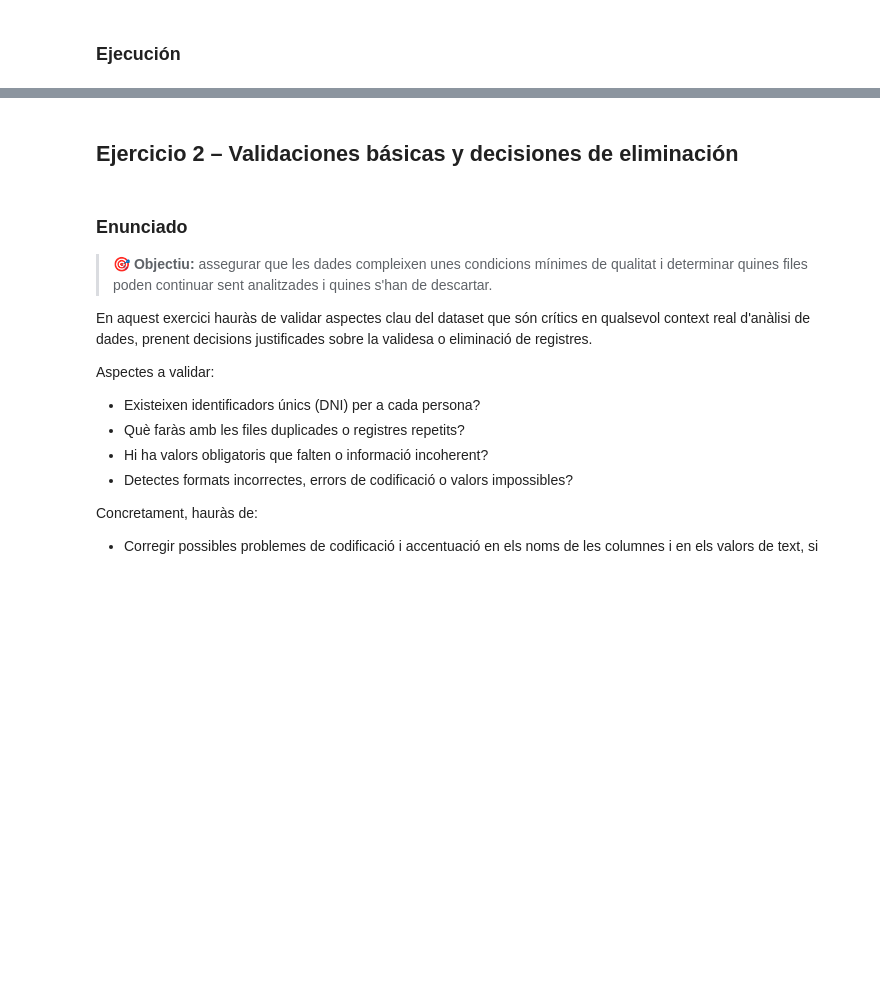
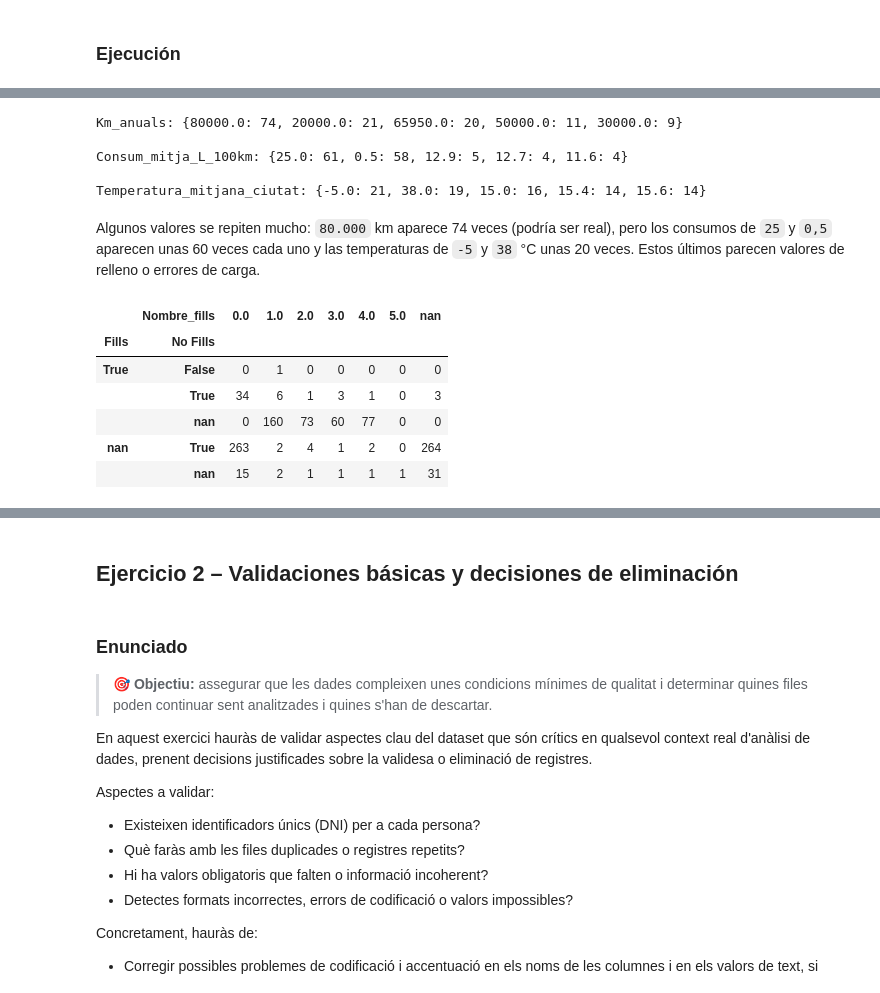
Before and after one commit to chisamitsu/ita-dataanalytics, a Jupyter notebook: s08-analitica-de-dados-python/s08-analitica-de-dados-python.ipynb, the cells around one changed output, grey strips where cells are left out. Saved outputs shown, nothing was run; the diff lists cells and outputs as text; code cells hidden in the pictures; blank space fills up the shorter version.

```diff
--- a/s08-analitica-de-dados-python/s08-analitica-de-dados-python.ipynb
+++ b/s08-analitica-de-dados-python/s08-analitica-de-dados-python.ipynb
@@ -106,0 +357,23 @@ _Pendiente_
+# %%
+# A value that repeats a lot can be a placeholder
+for col in ["Km_anuals", "Consum_mitja_L_100km", "Temperatura_mitjana_ciutat"]:
+  print(f"\n{col}: {df[col].value_counts().head(5).to_dict()}")
+# %% [output]
+Km_anuals: {80000.0: 74, 20000.0: 21, 65950.0: 20, 50000.0: 11, 30000.0: 9}
+
+Consum_mitja_L_100km: {25.0: 61, 0.5: 58, 12.9: 5, 12.7: 4, 11.6: 4}
+
+Temperatura_mitjana_ciutat: {-5.0: 21, 38.0: 19, 15.0: 16, 15.4: 14, 15.6: 14}
+# %% [markdown]
+Algunos valores se repiten mucho: `80.000` km aparece 74 veces (podría ser real), pero los consumos de `25` y `0,5` aparecen unas 60 veces cada uno y las temperaturas de `-5` y `38` °C unas 20 veces. Estos últimos parecen valores de relleno o errores de carga.
+# %%
+# Coherence between Fills, No Fills and Nombre_fills
+display(pd.crosstab([df["Fills"].astype(str), df["No Fills"].astype(str)], df["Nombre_fills"].astype(str)))
+# %% [output]
+|  | Nombre_fills | 0.0 | 1.0 | 2.0 | 3.0 | 4.0 | 5.0 | nan |
+| Fills | No Fills |  |  |  |  |  |  |  |
+| True | False | 0 | 1 | 0 | 0 | 0 | 0 | 0 |
+|  | True | 34 | 6 | 1 | 3 | 1 | 0 | 3 |
+|  | nan | 0 | 160 | 73 | 60 | 77 | 0 | 0 |
+| nan | True | 263 | 2 | 4 | 1 | 2 | 0 | 264 |
+|  | nan | 15 | 2 | 1 | 1 | 1 | 1 | 31 |
```
Also changed, not shown: parts of 30 cells of this notebook.
